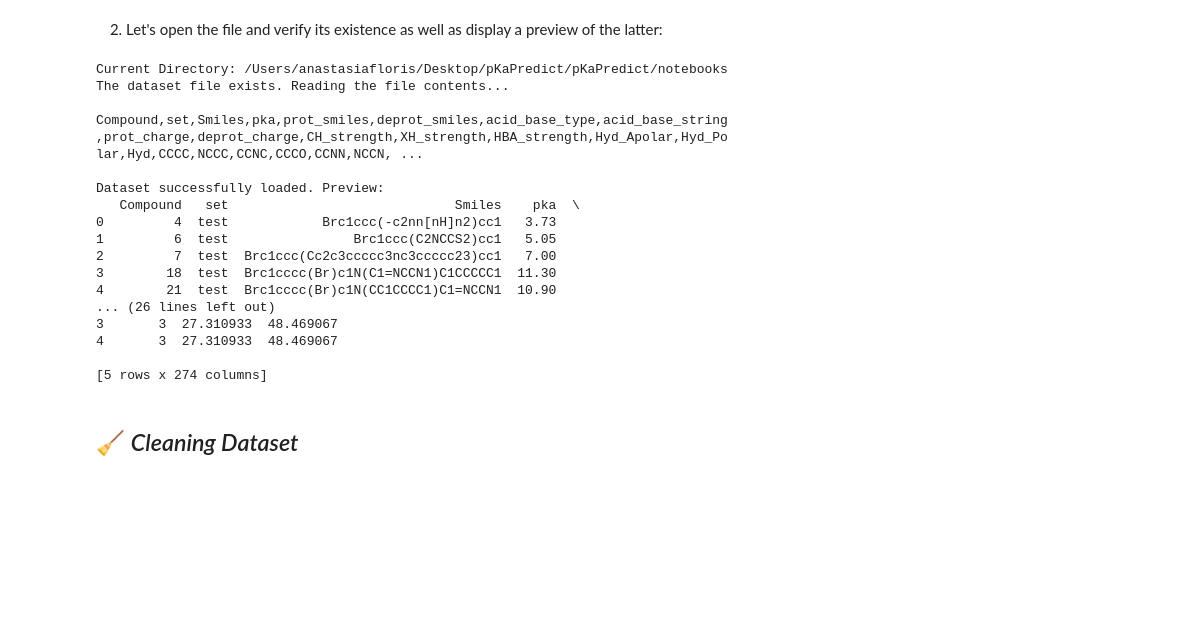
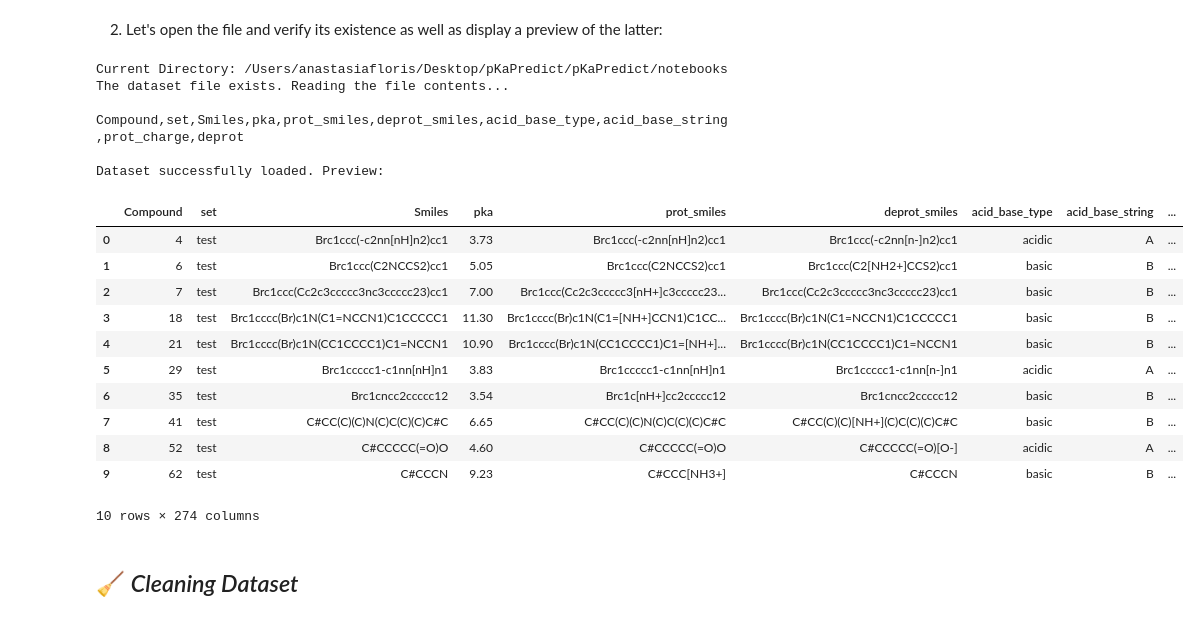
Before and after one commit to anastasiafloris/pKaPredict, a Jupyter notebook: notebooks/ProjectReport*.ipynb, the cells around one changed output. Cells and saved outputs as stored; diff of their text form; code cells hidden in the pictures; blank space fills up the shorter version.

Commit message:
added another table

```diff
--- a/notebooks/ProjectReport*.ipynb
+++ b/notebooks/ProjectReport*.ipynb
@@ -36,52 +36,58 @@ except requests.exceptions.RequestException as e:
 2) Let's open the file and verify its existence as well as display a preview of the latter:
 # %%
 import pandas as pd
+import matplotlib.pyplot as plt
 from pathlib import Path
 
 # Define the current working directory
 current_directory = Path.cwd()
 print("Current Directory:", current_directory.resolve())
 
 # Specify the path to the dataset file
 file_path = current_directory / "pkadatasetRAWDATA.csv"
 
 # Verify the file's existence and read its contents if available
 if file_path.exists():
     print("The dataset file exists. Reading the file contents...\n")
 
     # Open and display the contents (optional, for verification)
     with file_path.open("r") as file:
         content = file.read()
-        print(content[:500])  # Print only the first 500 characters for preview
+        print(content[:100])  # Print only the first 500 characters for preview
 
     # Load the dataset using pandas
     try:
         data_pka = pd.read_csv(file_path, delimiter=",")  # Adjust delimiter if necessary
         print("\nDataset successfully loaded. Preview:")
-        print(data_pka.head())  # Display first few rows
+
+        # Display interactive scrollable table in VS Code/Jupyter
+        from IPython.display import display
+        display(data_pka.head(10))  # Display first 50 rows as an interactive scrollable table
+
     except Exception as e:
         print(f"Error loading dataset: {e}")
 
 else:
     print("Error: The specified file does not exist.")
 # %% [output]
 Current Directory: /Users/anastasiafloris/Desktop/pKaPredict/pKaPredict/notebooks
 The dataset file exists. Reading the file contents...
 
-Compound,set,Smiles,pka,prot_smiles,deprot_smiles,acid_base_type,acid_base_string,prot_charge,deprot_charge,CH_strength,XH_strength,HBA_strength,Hyd_Apolar,Hyd_Polar,Hyd,CCCC,NCCC,CCNC,CCCO,CCNN,NCCN, ...
+Compound,set,Smiles,pka,prot_smiles,deprot_smiles,acid_base_type,acid_base_string,prot_charge,deprot
 
 Dataset successfully loaded. Preview:
-   Compound   set                             Smiles    pka  \
-0         4  test            Brc1ccc(-c2nn[nH]n2)cc1   3.73
-1         6  test                Brc1ccc(C2NCCS2)cc1   5.05
-2         7  test  Brc1ccc(Cc2c3ccccc3nc3ccccc23)cc1   7.00
-3        18  test  Brc1cccc(Br)c1N(C1=NCCN1)C1CCCCC1  11.30
-4        21  test  Brc1cccc(Br)c1N(CC1CCCC1)C1=NCCN1  10.90
-... (26 lines left out)
-3       3  27.310933  48.469067
-4       3  27.310933  48.469067
-
-[5 rows x 274 columns]
+|  | Compound | set | Smiles | pka | prot_smiles | deprot_smiles | acid_base_type | acid_base_string | ... |
+| 0 | 4 | test | Brc1ccc(-c2nn[nH]n2)cc1 | 3.73 | Brc1ccc(-c2nn[nH]n2)cc1 | Brc1ccc(-c2nn[n-]n2)cc1 | acidic | A | ... |
+| 1 | 6 | test | Brc1ccc(C2NCCS2)cc1 | 5.05 | Brc1ccc(C2NCCS2)cc1 | Brc1ccc(C2[NH2+]CCS2)cc1 | basic | B | ... |
+| 2 | 7 | test | Brc1ccc(Cc2c3ccccc3nc3ccccc23)cc1 | 7.00 | Brc1ccc(Cc2c3ccccc3[nH+]c3ccccc23... | Brc1ccc(Cc2c3ccccc3nc3ccccc23)cc1 | basic | B | ... |
+| 3 | 18 | test | Brc1cccc(Br)c1N(C1=NCCN1)C1CCCCC1 | 11.30 | Brc1cccc(Br)c1N(C1=[NH+]CCN1)C1CC... | Brc1cccc(Br)c1N(C1=NCCN1)C1CCCCC1 | basic | B | ... |
+| 4 | 21 | test | Brc1cccc(Br)c1N(CC1CCCC1)C1=NCCN1 | 10.90 | Brc1cccc(Br)c1N(CC1CCCC1)C1=[NH+]... | Brc1cccc(Br)c1N(CC1CCCC1)C1=NCCN1 | basic | B | ... |
+| 5 | 29 | test | Brc1ccccc1-c1nn[nH]n1 | 3.83 | Brc1ccccc1-c1nn[nH]n1 | Brc1ccccc1-c1nn[n-]n1 | acidic | A | ... |
+| 6 | 35 | test | Brc1cncc2ccccc12 | 3.54 | Brc1c[nH+]cc2ccccc12 | Brc1cncc2ccccc12 | basic | B | ... |
+| 7 | 41 | test | C#CC(C)(C)N(C)C(C)(C)C#C | 6.65 | C#CC(C)(C)N(C)C(C)(C)C#C | C#CC(C)(C)[NH+](C)C(C)(C)C#C | basic | B | ... |
+| 8 | 52 | test | C#CCCCC(=O)O | 4.60 | C#CCCCC(=O)O | C#CCCCC(=O)[O-] | acidic | A | ... |
+| 9 | 62 | test | C#CCCN | 9.23 | C#CCC[NH3+] | C#CCCN | basic | B | ... |
+10 rows × 274 columns
 # %% [markdown]
 ## 🧹 *Cleaning Dataset*
 # %% [markdown]
```
